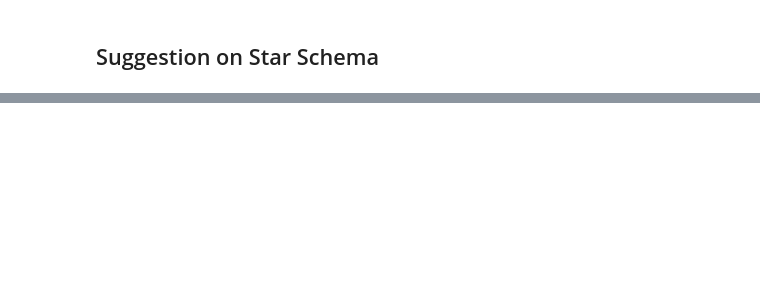
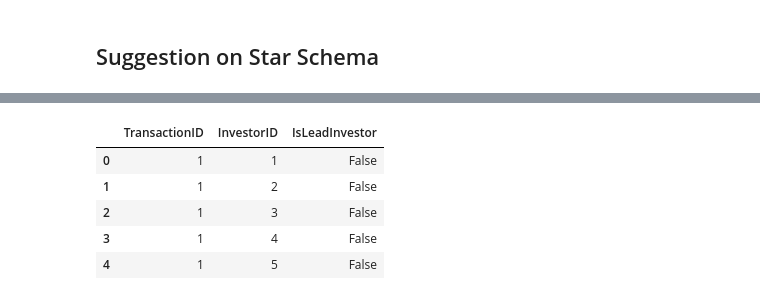
Before and after one commit to hendrik-spl/cbs-bdp-market-review-dashboard, a Jupyter notebook: eda-preprocessing/exploratory_data_analysis.ipynb, the cells around one changed output, grey strips where cells are left out. Saved outputs shown, nothing was run; the diff lists cells and outputs as text; code cells hidden in the pictures; blank space fills up the shorter version.

```diff
--- a/eda-preprocessing/exploratory_data_analysis.ipynb
+++ b/eda-preprocessing/exploratory_data_analysis.ipynb
@@ -288,0 +287,9 @@ Cleaned Data:
+# %%
+preprocessing.investor_mapping_df.head()
+# %% [output]
+|  | TransactionID | InvestorID | IsLeadInvestor |
+| 0 | 1 | 1 | False |
+| 1 | 1 | 2 | False |
+| 2 | 1 | 3 | False |
+| 3 | 1 | 4 | False |
+| 4 | 1 | 5 | False |
```
Also changed, not shown: parts of 22 cells of this notebook.
